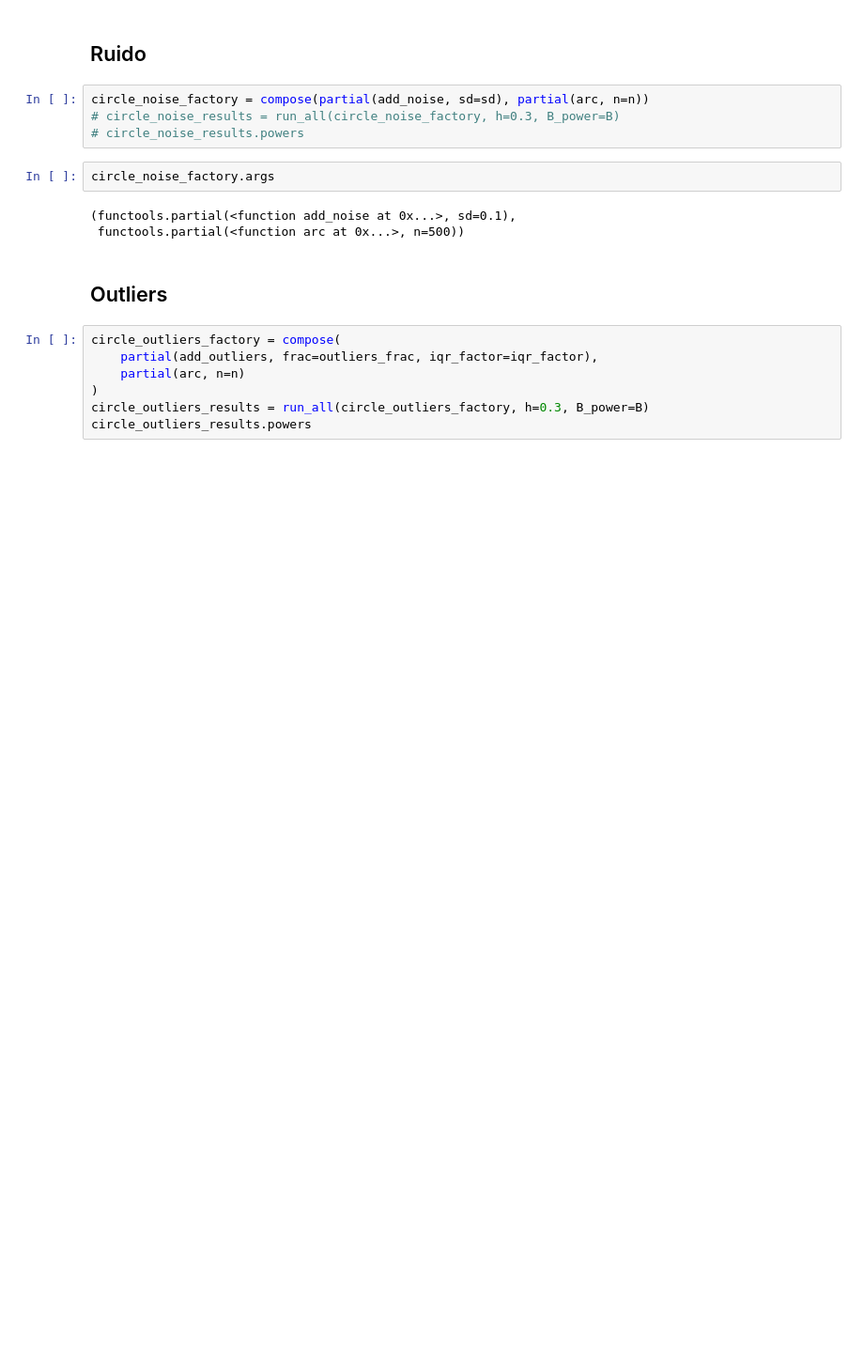
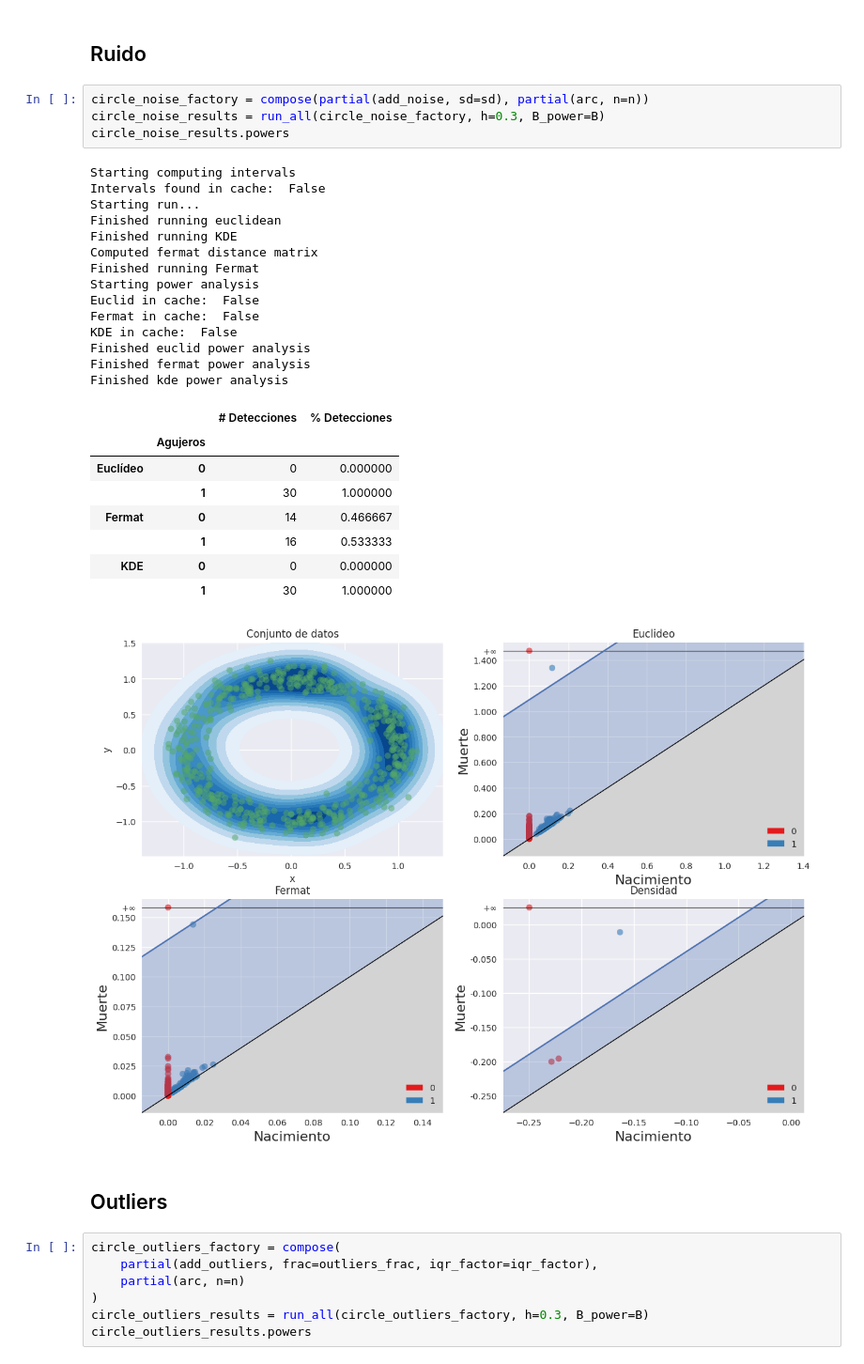
Before and after one commit to diegobatt/pytesis-memfce, a Jupyter notebook: exploration/Power-working.ipynb, the cells around one changed output. Shown at 94% size. Drawn from its saved outputs; the diff is of its cells as text; blank space fills up the shorter version.

```diff
--- a/exploration/Power-working.ipynb
+++ b/exploration/Power-working.ipynb
@@ -69,13 +79,32 @@ KDE in cache:  True
 ## Ruido
 # %%
 circle_noise_factory = compose(partial(add_noise, sd=sd), partial(arc, n=n))
-# circle_noise_results = run_all(circle_noise_factory, h=0.3, B_power=B)
-# circle_noise_results.powers
+circle_noise_results = run_all(circle_noise_factory, h=0.3, B_power=B)
+circle_noise_results.powers
+# %% [output]
+Starting computing intervals
+Intervals found in cache:  False
+Starting run...
+Finished running euclidean
+Finished running KDE
+Computed fermat distance matrix
+Finished running Fermat
+Starting power analysis
+Euclid in cache:  False
+Fermat in cache:  False
+KDE in cache:  False
+Finished euclid power analysis
+Finished fermat power analysis
+Finished kde power analysis
+|  |  | # Detecciones | % Detecciones |
+|  | Agujeros |  |  |
+| Euclídeo | 0 | 0 | 0.000000 |
+|  | 1 | 30 | 1.000000 |
+| Fermat | 0 | 14 | 0.466667 |
+|  | 1 | 16 | 0.533333 |
+| KDE | 0 | 0 | 0.000000 |
+|  | 1 | 30 | 1.000000 |
+[figure, added]
-# %%
-circle_noise_factory.args
-# %% [output]
-(functools.partial(<function add_noise at 0x...>, sd=0.1),
- functools.partial(<function arc at 0x...>, n=500))
 # %% [markdown]
 ## Outliers
 # %%
```
Also changed, not shown: parts of 9 cells of this notebook, 2 other files.
